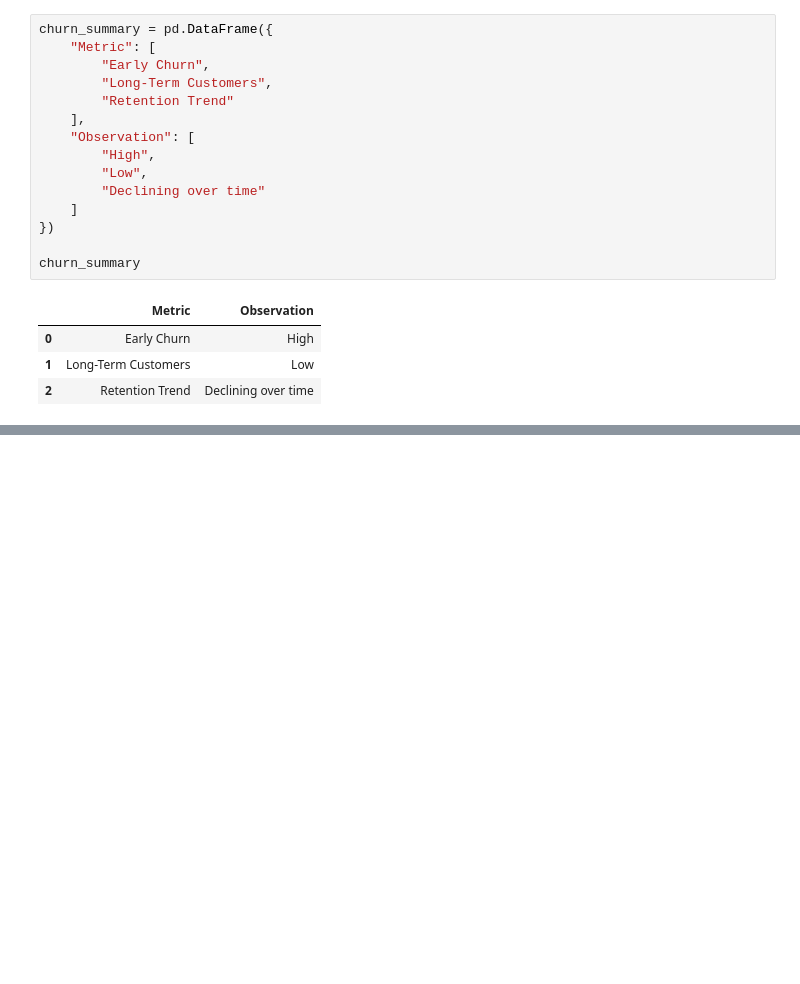
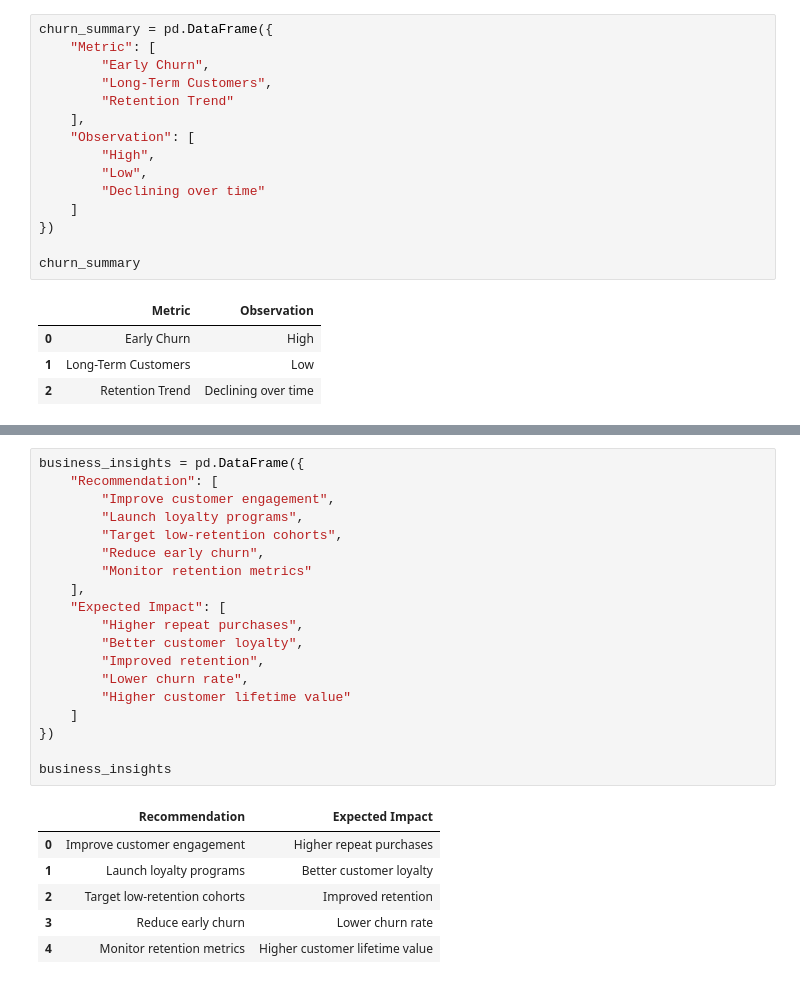
Before and after one commit to dharani-malla/Cohort-Retention-CLTV-Analysis, a Jupyter notebook: Week4_Customer Retention Analysis.ipynb, the cells around one changed output, grey strips where cells are left out. Cells and saved outputs as stored; diff of their text form; blank space fills up the shorter version.

```diff
--- a/Week4_Customer Retention Analysis.ipynb
+++ b/Week4_Customer Retention Analysis.ipynb
@@ -162,0 +182,26 @@ churn_summary
+# %%
+business_insights = pd.DataFrame({
+    "Recommendation": [
+        "Improve customer engagement",
+        "Launch loyalty programs",
+        "Target low-retention cohorts",
+        "Reduce early churn",
+        "Monitor retention metrics"
+    ],
+    "Expected Impact": [
+        "Higher repeat purchases",
+        "Better customer loyalty",
+        "Improved retention",
+        "Lower churn rate",
+        "Higher customer lifetime value"
+    ]
+})
+
+business_insights
+# %% [output]
+|  | Recommendation | Expected Impact |
+| 0 | Improve customer engagement | Higher repeat purchases |
+| 1 | Launch loyalty programs | Better customer loyalty |
+| 2 | Target low-retention cohorts | Improved retention |
+| 3 | Reduce early churn | Lower churn rate |
+| 4 | Monitor retention metrics | Higher customer lifetime value |
```
Also changed, not shown: parts of 4 cells of this notebook.
